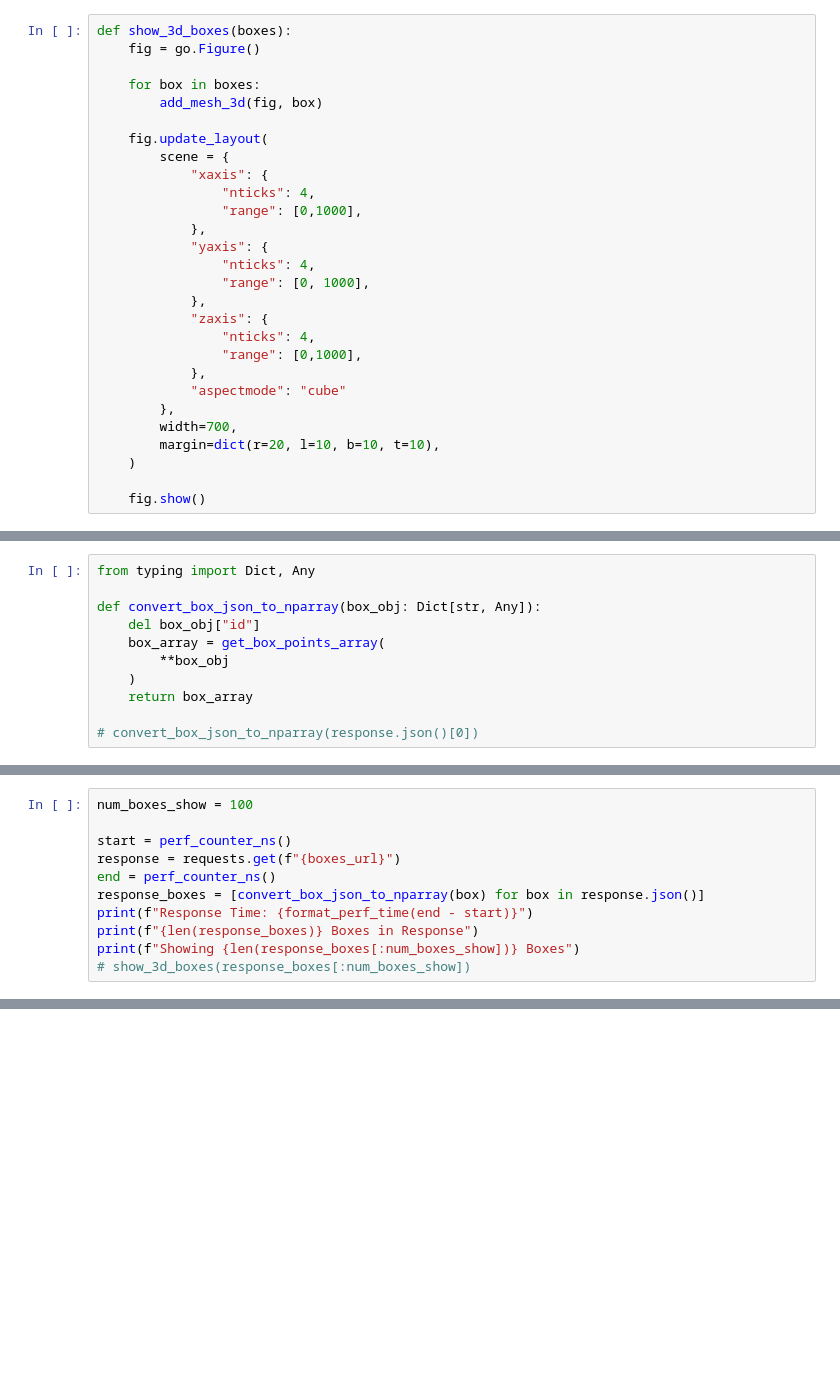
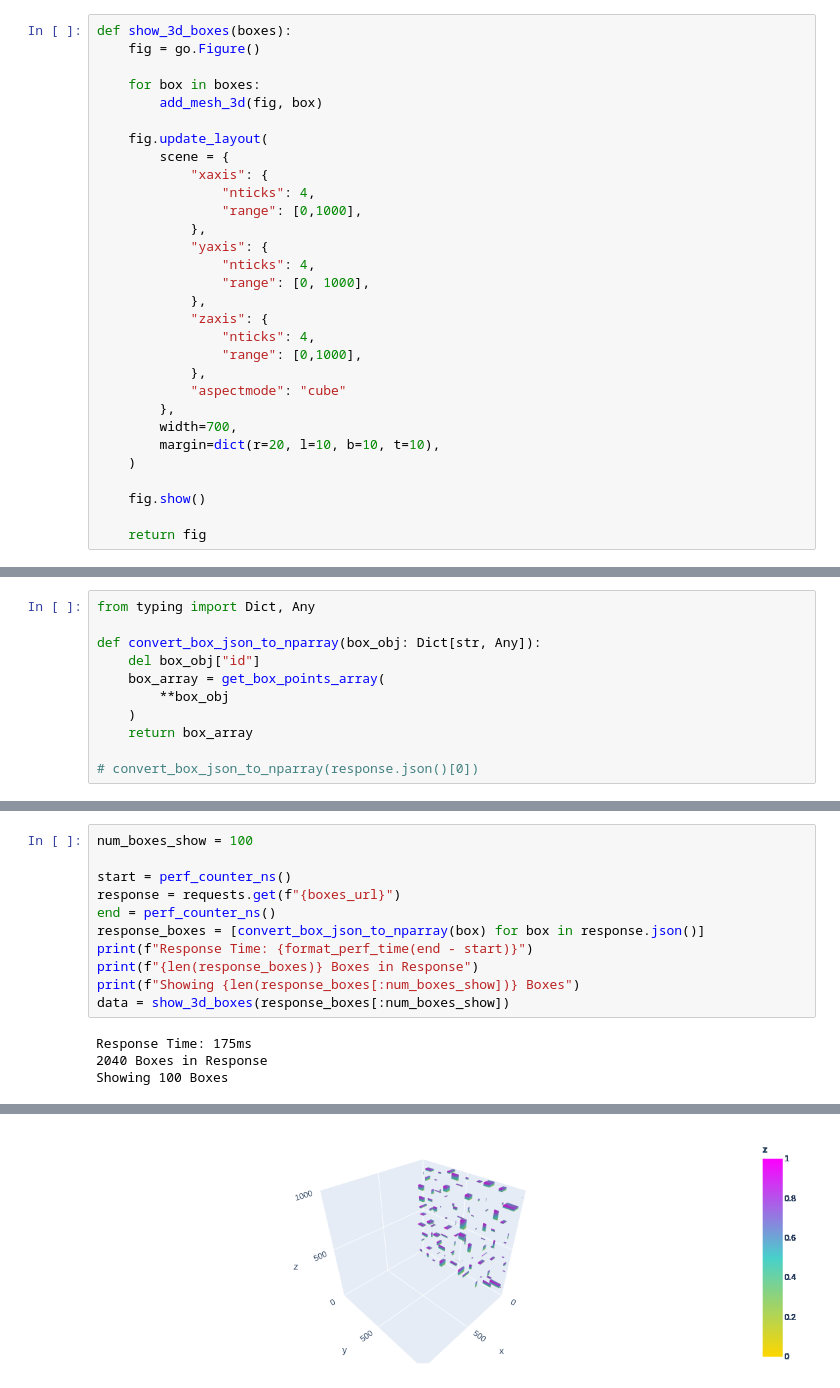
Before and after one commit to richardautry/spatial_partition_storage, a Jupyter notebook: spatial_partitioning.ipynb, the cells around one changed output, grey strips where cells are left out. Saved outputs shown, nothing was run; the diff lists cells and outputs as text; blank space fills up the shorter version.

```diff
--- a/spatial_partitioning.ipynb
+++ b/spatial_partitioning.ipynb
@@ -59,6 +65,8 @@ def show_3d_boxes(boxes):
     )
 
     fig.show()
+
+    return fig
 # %%
 response = requests.get(f"{boxes_url}?x=20&y=500")
 # %%
@@ -85,4 +97,8 @@ response_boxes = [convert_box_json_to_nparray(box) for box in response.json()]
 print(f"Response Time: {format_perf_time(end - start)}")
 print(f"{len(response_boxes)} Boxes in Response")
 print(f"Showing {len(response_boxes[:num_boxes_show])} Boxes")
-# show_3d_boxes(response_boxes[:num_boxes_show])
+data = show_3d_boxes(response_boxes[:num_boxes_show])
+# %% [output]
+Response Time: 175ms
+2040 Boxes in Response
+Showing 100 Boxes
@@ -89 +106,2 @@ print(f"Showing {len(response_boxes[:num_boxes_show])} Boxes")
+[figure, added]
 # %%
```
Also changed, not shown: parts of 4 cells of this notebook, 1 other file.
